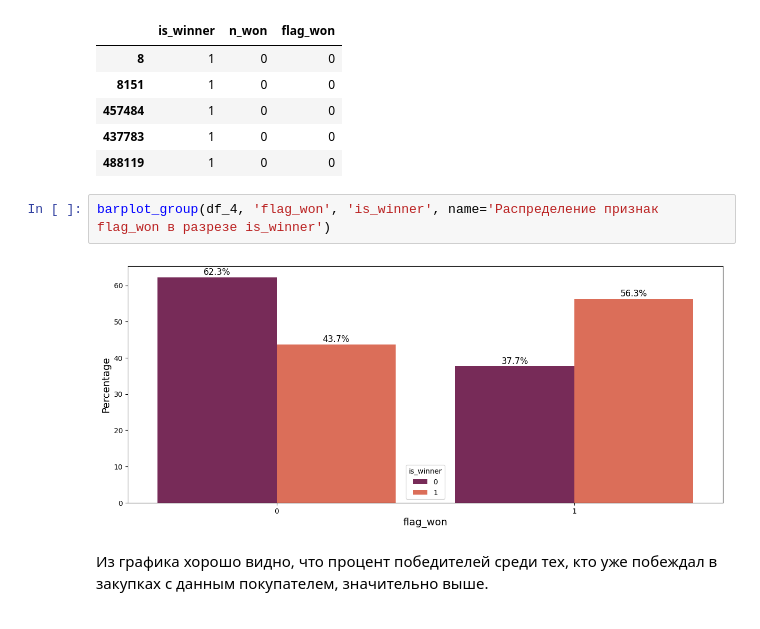
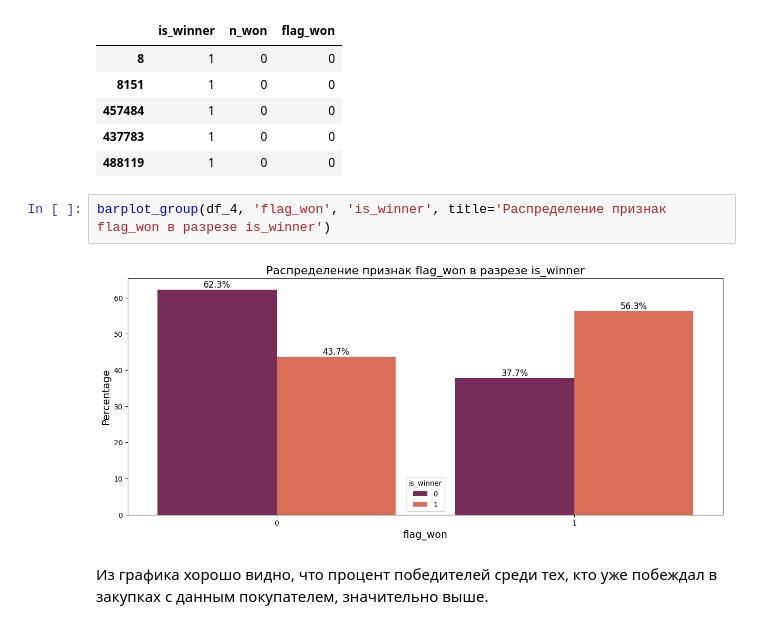
Before and after one commit to Lsdbot/Zakupki, a Jupyter notebook: notebooks/EDA.ipynb, the cells around one changed output. Drawn from its saved outputs; the diff is of its cells as text.

```diff
--- a/notebooks/EDA.ipynb
+++ b/notebooks/EDA.ipynb
@@ -425,9 +427,9 @@ df_4[:5]
 | 437783 | 1 | 0 | 0 |
 | 488119 | 1 | 0 | 0 |
 # %%
-barplot_group(df_4, 'flag_won', 'is_winner', name='Распределение признак flag_won в разрезе is_winner')
+barplot_group(df_4, 'flag_won', 'is_winner', title='Распределение признак flag_won в разрезе is_winner')
 # %% [output]
-[figure, old version]
+[figure, new version]
 # %% [markdown]
 Из графика хорошо видно, что процент победителей среди тех, кто уже побеждал в закупках с данным покупателем, значительно выше.
 # %% [markdown]
```
Also changed, not shown: parts of 20 cells of this notebook, 4 other files.
